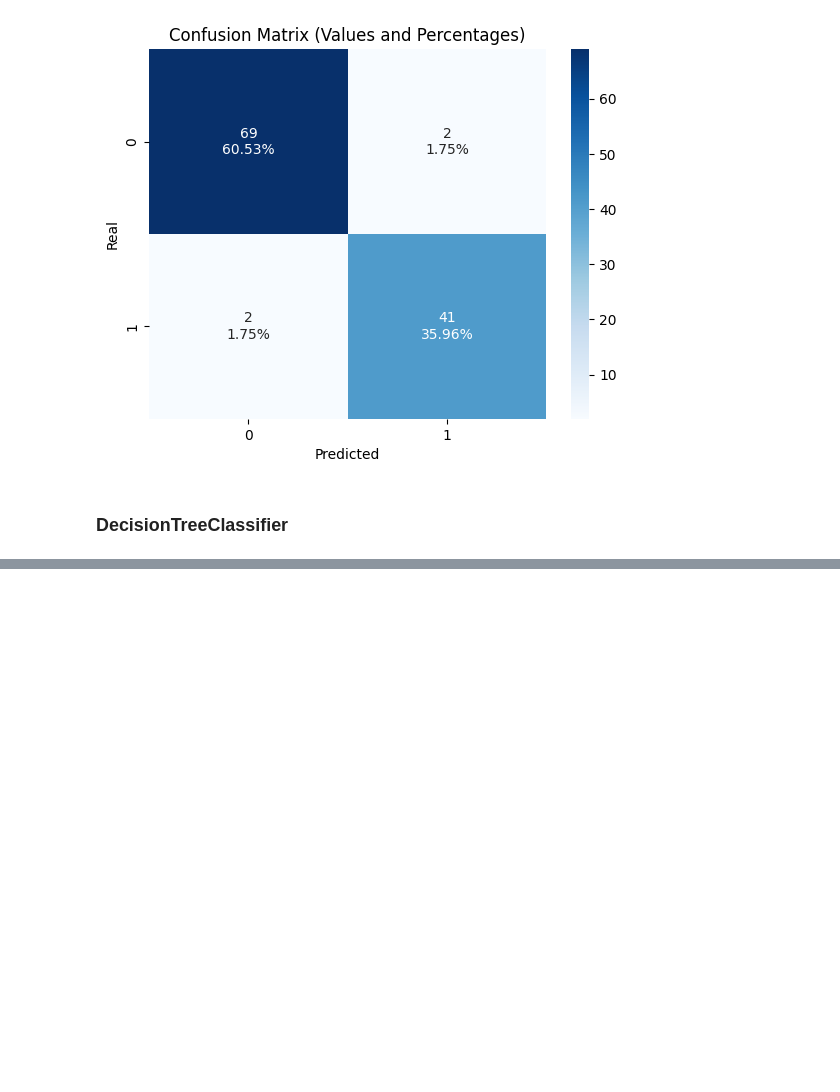
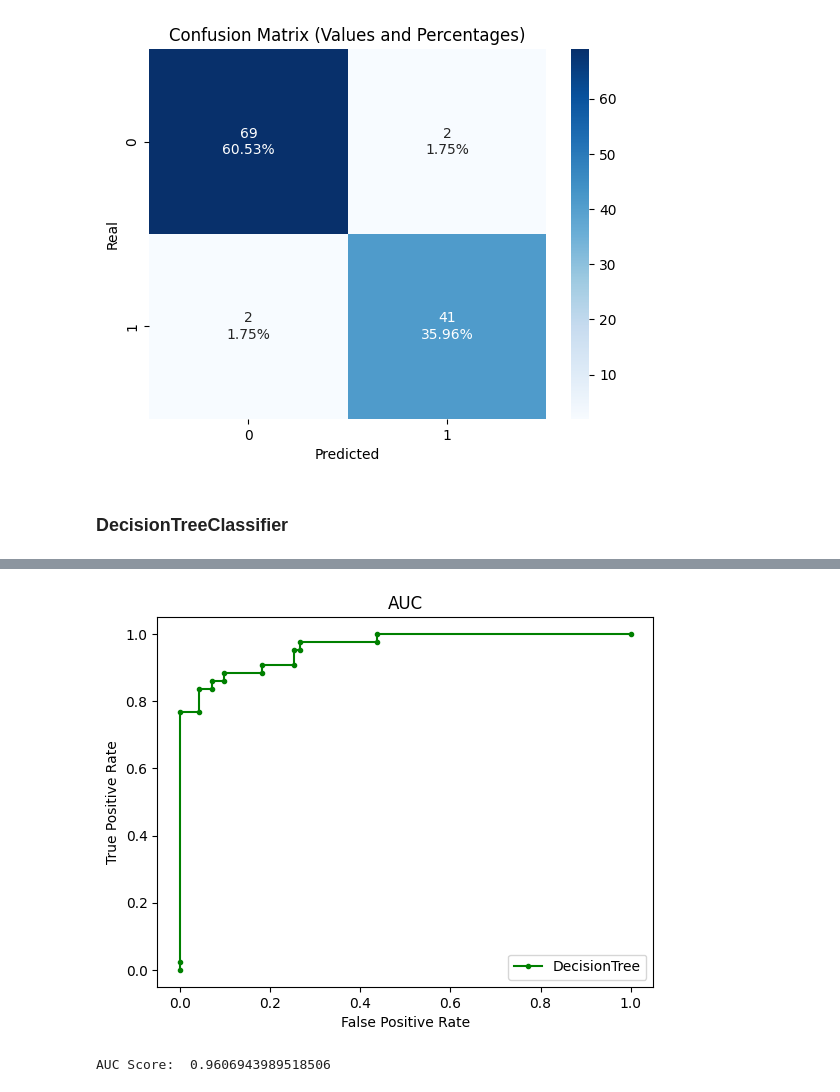
Before and after one commit to ThiagoLahass/Breast-Cancer-Diagnostic-Prediction-with-Machine-Learning, a Jupyter notebook: Breast-Cancer-Diagnostic.ipynb, the cells around one changed output, grey strips where cells are left out. Drawn from its saved outputs; the diff is of its cells as text; code cells hidden in the pictures; blank space fills up the shorter version.

```diff
--- a/Breast-Cancer-Diagnostic.ipynb
+++ b/Breast-Cancer-Diagnostic.ipynb
@@ -321,0 +391,5 @@ Text(0.5, 1.0, 'Confusion Matrix (Values and Percentages)')
+# %%
+MNB_model = MultinomialNB()
+
+MNB_score = cross_val_score(MNB_model, x_train, y_train, cv = 5, scoring = 'accuracy')
+MNB_score
@@ -321,0 +398,6 @@ Text(0.5, 1.0, 'Confusion Matrix (Values and Percentages)')
+# %%
+MNB_model.fit(x_train, y_train)
+y_pred_MNB = MNB_model.predict(x_test)
+
+print(classification_report(y_pred_MNB, y_test))
+print(accuracy_score(y_pred_MNB, y_test))
@@ -321,0 +415,17 @@ Text(0.5, 1.0, 'Confusion Matrix (Values and Percentages)')
+# %%
+predicted_probab_MNB = MNB_model.predict_proba(x_test)
+predicted_probab_MNB = predicted_probab_MNB[:, 1]
+fpr, tpr, _ = roc_curve(y_test, predicted_probab_MNB)
+
+auc_MNB = roc_auc_score(y_test, predicted_probab_MNB)
+# %%
+plt.plot(fpr, tpr, marker = '.', color = 'Green', label = 'DecisionTree')
+plt.xlabel('False Positive Rate')
+plt.ylabel('True Positive Rate')
+plt.title('AUC')
+plt.legend(loc = 4)
+plt.show()
+print('AUC Score: ', auc_MNB)
+# %% [output]
+[figure, added]
+AUC Score:  0.9606943989518506
```
Also changed, not shown: parts of 36 cells of this notebook.
